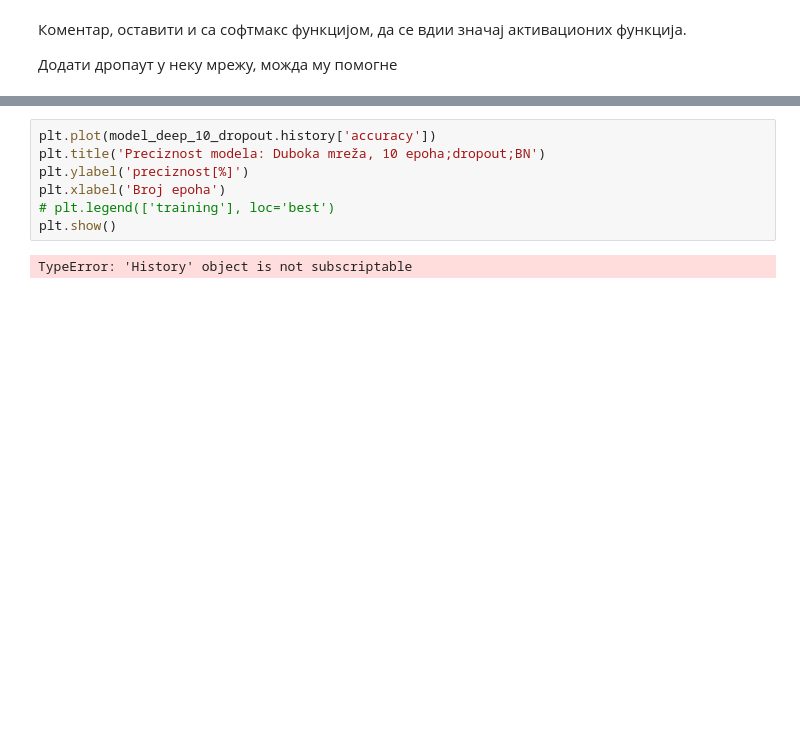
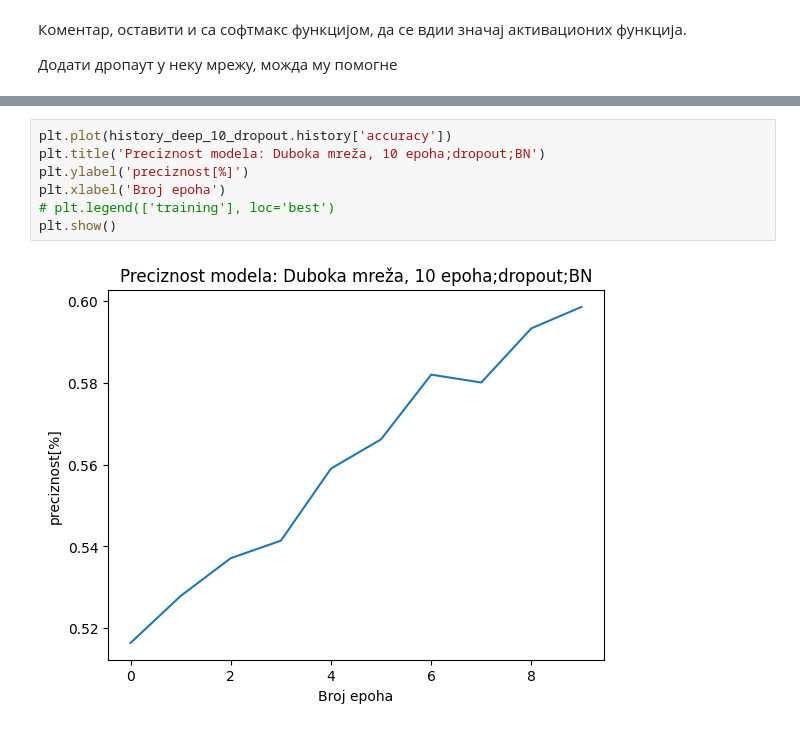
Before and after one commit to Bigulac/MOAR-Dense_network, a Jupyter notebook: MOAR_Dense.ipynb, the cells around one changed output, grey strips where cells are left out. Drawn from its saved outputs; the diff is of its cells as text; blank space fills up the shorter version.

Commit message:
Rerun last model to graph correctly

```diff
--- a/MOAR_Dense.ipynb
+++ b/MOAR_Dense.ipynb
@@ -417,9 +417,9 @@ Epoch 10/10
 # %%
-plt.plot(model_deep_10_dropout.history['accuracy'])
+plt.plot(history_deep_10_dropout.history['accuracy'])
 plt.title('Preciznost modela: Duboka mreža, 10 epoha;dropout;BN')
 plt.ylabel('preciznost[%]')
 plt.xlabel('Broj epoha')
 # plt.legend(['training'], loc='best')
 plt.show()
 # %% [output]
-TypeError: 'History' object is not subscriptable
+[figure, added]
```
Also changed, not shown: parts of 3 cells of this notebook.
